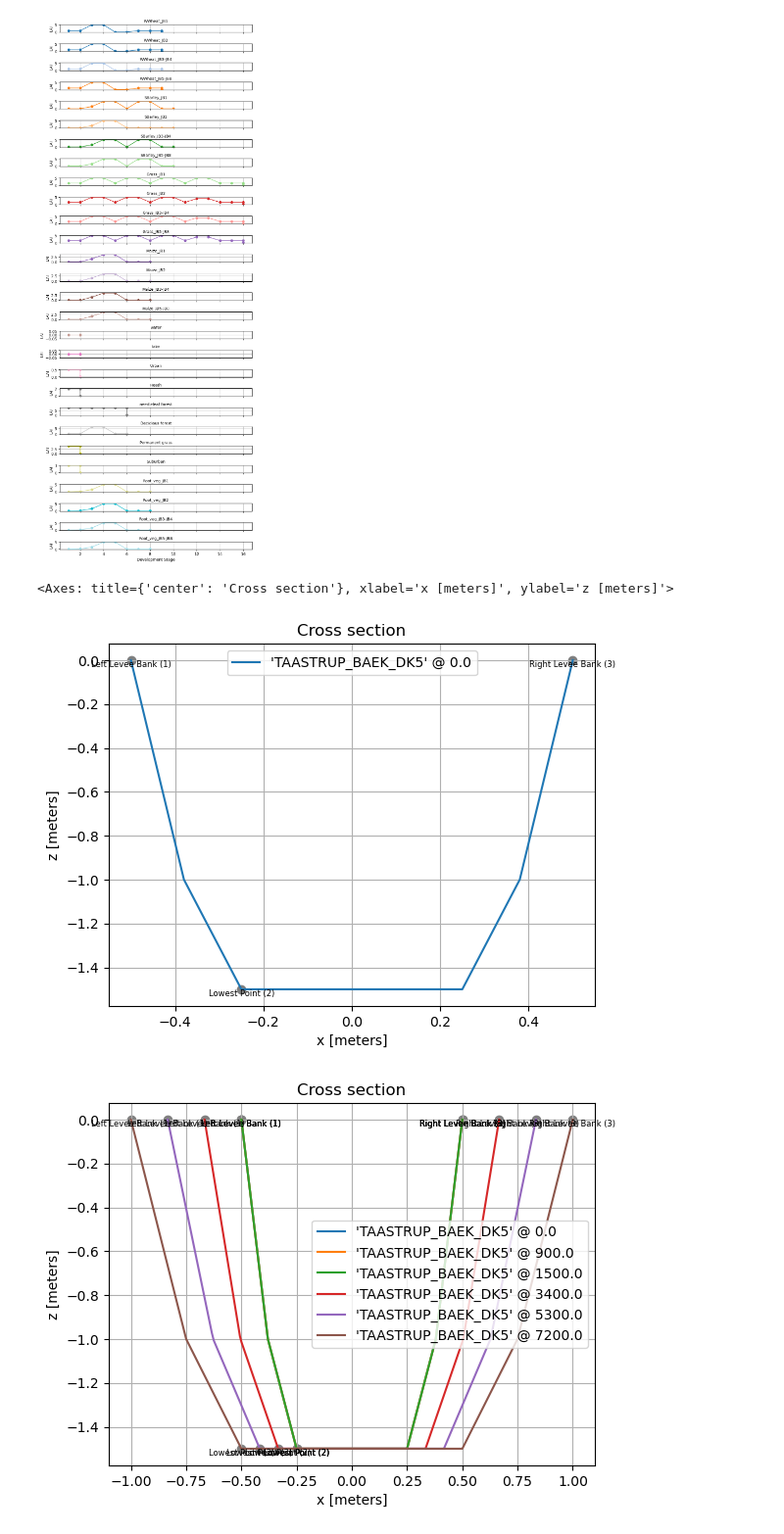
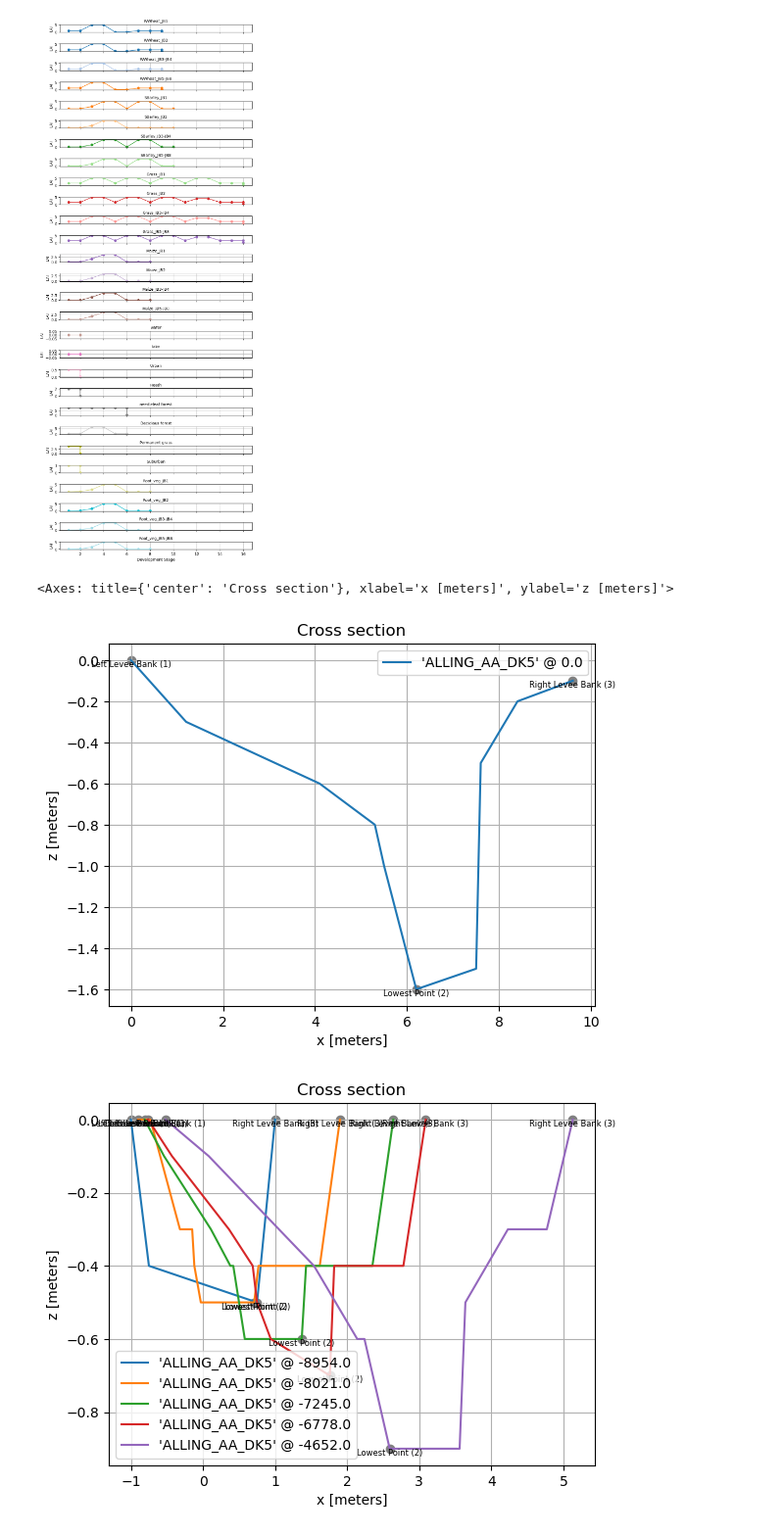
Before and after one commit to DHI/WaterBench-MIKESHE-Skjern, a Jupyter notebook: code/explore_input_data.ipynb, the cells around one changed output. Shown at 98% size. Drawn from its saved outputs; the diff is of its cells as text; code cells hidden in the pictures.

Commit message:
plot different example river with more realistic cross sections

```diff
--- a/code/explore_input_data.ipynb
+++ b/code/explore_input_data.ipynb
@@ -205,17 +205,17 @@ items:
 [figure]
 [figure]
 # %%
-# ---------------------- Plot River network data ----------------------
+# ---------------------- Plot River network data (ex. one river) ----------------------
 
-xns = mikeio1d.open(filepath + r"\rivers_lakes_sewers\Setup\500m_Skjern.xns11")
-xns['TAASTRUP_BAEK_DK5','0.000', 'NOVANA_MODEL'].plot()
+xns = mikeio1d.open(filepath + r"\rivers_lakes_sewers\500m_Skjern.xns11")
+xns['ALLING_AA_DK5','0.000', 'NOVANA_MODEL'].plot()
 xns.to_dataframe().head()
 
 
-cross_sections = [*xns['TAASTRUP_BAEK_DK5',..., ...]]
+cross_sections = [*xns['ALLING_AA_DK5',..., ...][0:5]] # Selecting just a few to visualize [0:5]
 cross_sections = Xns11(cross_sections)
 cross_sections.plot()
 # %% [output]
 <Axes: title={'center': 'Cross section'}, xlabel='x [meters]', ylabel='z [meters]'>
-[figure, old version]
+[figure, new version]
-[figure, old version]
+[figure, new version]
```
